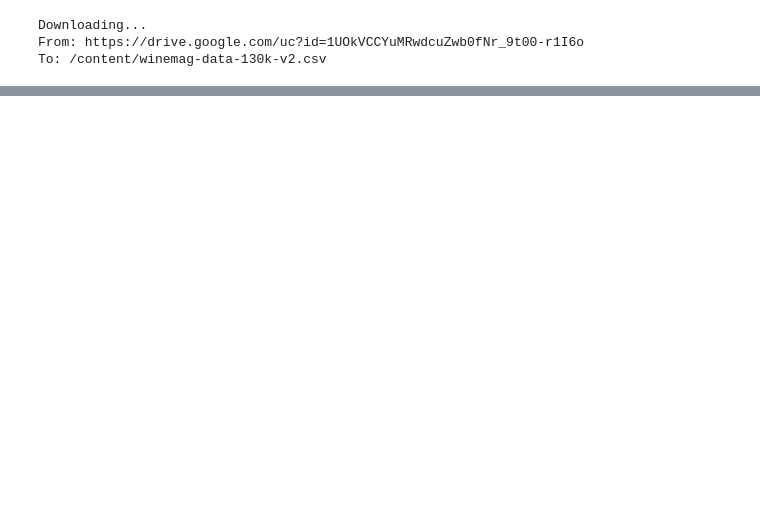
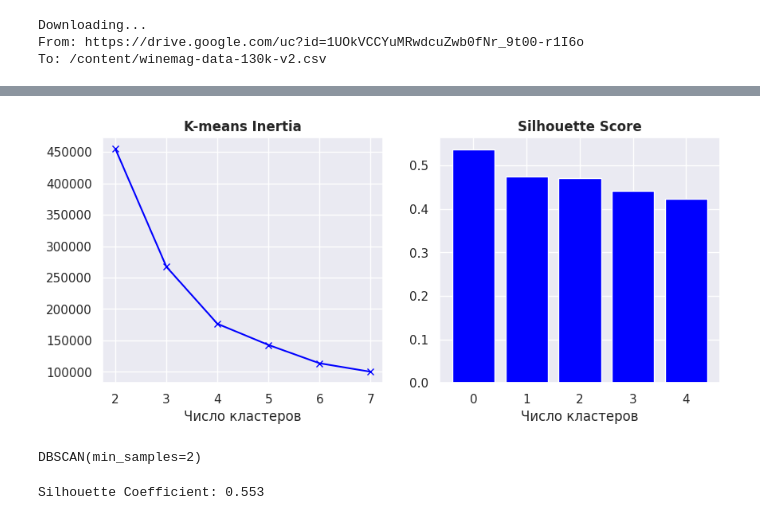
Before and after one commit to Veronika2311/ML_CL_HSE, a Jupyter notebook: HW_7_wine.ipynb, the cells around one changed output, grey strips where cells are left out. Drawn from its saved outputs; the diff is of its cells as text; code cells hidden in the pictures; blank space fills up the shorter version.

```diff
--- a/HW_7_wine.ipynb
+++ b/HW_7_wine.ipynb
@@ -32,0 +260,34 @@ data.head(3)
+# %%
+sns.set(font_scale=1, rc={'figure.figsize':(10,4)})
+
+plt.subplot(1, 2, 1)
+
+plt.plot(range(2,len(inertia)+2), inertia, marker='x',color='blue')
+
+plt.xlabel('Число кластеров')
+plt.title('K-means Inertia',fontweight='bold')
+plt.grid(True)
+
+plt.subplot(1, 2, 2) # аргументы: nrows, ncols, index
+
+plt.bar(range(len(silhouette)), silhouette, align='center',color= 'blue')
+plt.xticks(range(len(silhouette)), range(len(silhouette))) # отметки на шкале
+plt.grid(True)
+plt.title('Silhouette Score',fontweight='bold')
+plt.xlabel('Число кластеров')
+
+
+plt.show()
+# %% [output]
+[figure, added]
+# %%
+from sklearn.cluster import DBSCAN
+
+cluster = DBSCAN(min_samples=2, eps=0.5)
+cluster.fit(pca_2_result)
+# %% [output]
+DBSCAN(min_samples=2)
+# %%
+print("Silhouette Coefficient: %0.3f" % silhouette_score(pca_2_result, cluster.labels_ ))
+# %% [output]
+Silhouette Coefficient: 0.553
```
Also changed, not shown: parts of 27 cells of this notebook.
